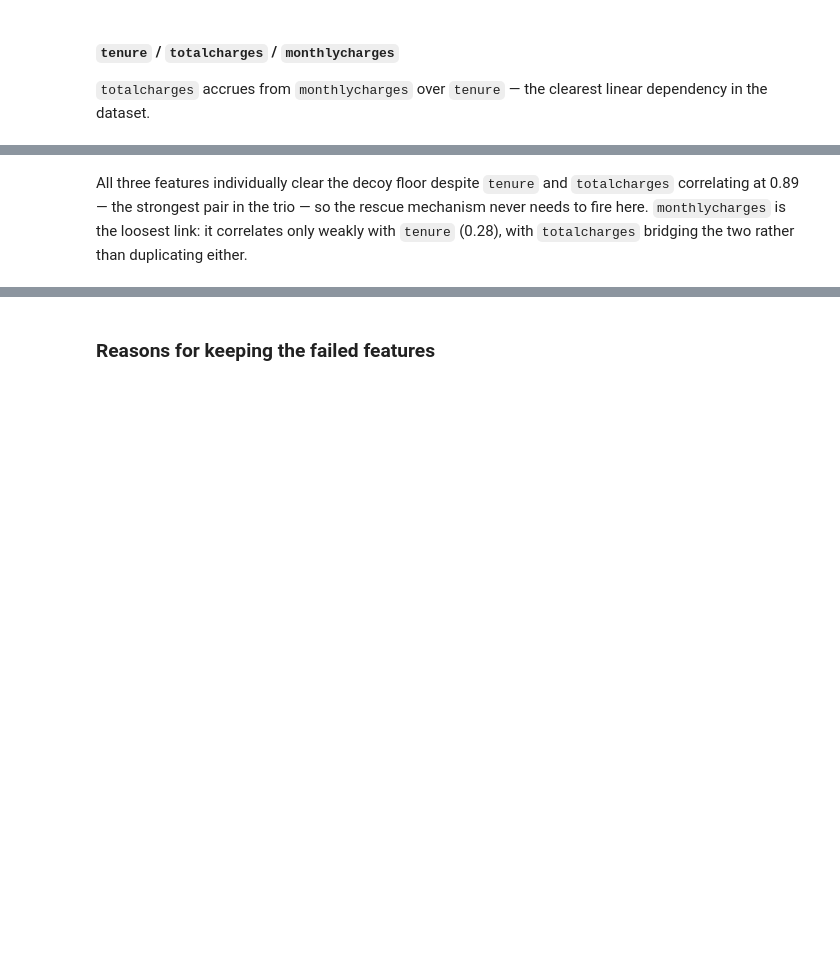
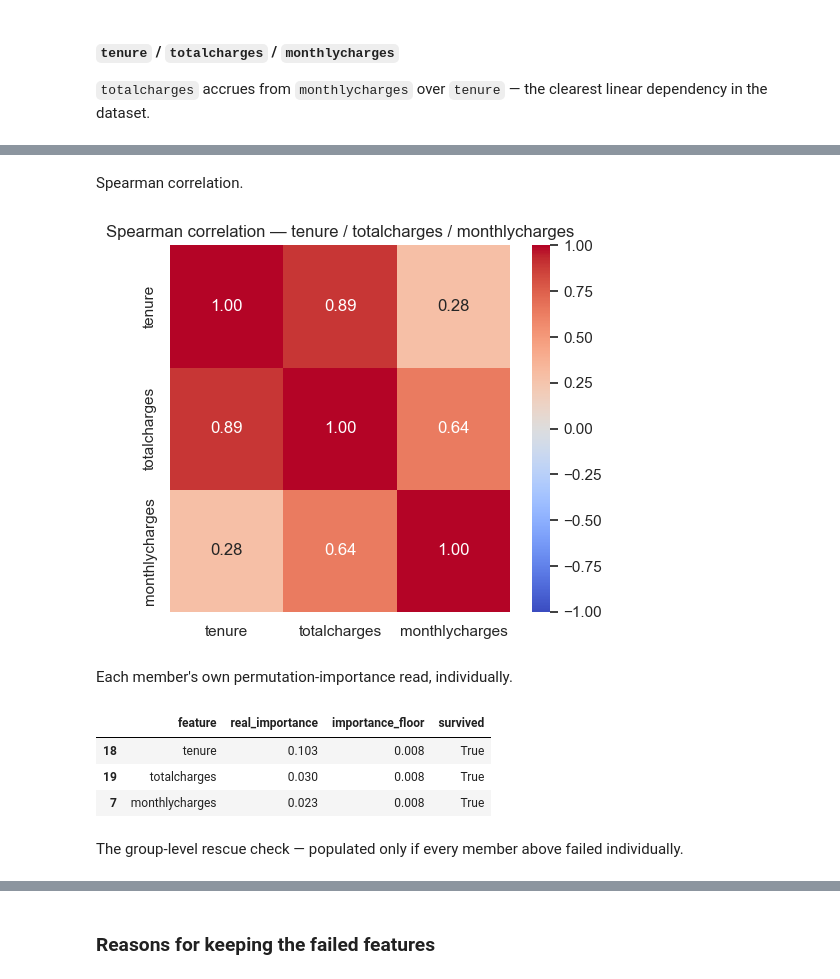
Before and after one commit to Ampofowaa/TelcoChurn_PortfolioProject, a Jupyter notebook: notebooks/03b-feature-selection.ipynb, the cells around one changed output, grey strips where cells are left out. Cells and saved outputs as stored; diff of their text form; code cells hidden in the pictures; blank space fills up the shorter version.

```diff
--- a/notebooks/03b-feature-selection.ipynb
+++ b/notebooks/03b-feature-selection.ipynb
@@ -212,32 +287,3 @@ Correlated groups checked: (('tenure', 'totalcharges', 'monthlycharges'), ('inte
 #### `tenure` / `totalcharges` / `monthlycharges`
 
 `totalcharges` accrues from `monthlycharges` over `tenure` — the clearest linear dependency in the dataset.
-# %%
-trio = list(DEFAULT_CORRELATED_GROUPS[0])
-corr = dev_df[trio].corr(method="spearman")
-
-fig, ax = plt.subplots(figsize=(5, 4.5))
-sns.heatmap(corr, annot=True, fmt=".2f", cmap="coolwarm", vmin=-1, vmax=1, ax=ax)
-ax.set_title("Spearman correlation — tenure / totalcharges / monthlycharges")
-plt.tight_layout()
-
-buf = BytesIO()
-fig.savefig(buf, format="png", dpi=150, bbox_inches="tight")
-plt.close(fig)
-trio_chart_b64 = base64.b64encode(buf.getvalue()).decode("ascii")
-
-trio_table_html = (
-    importance_table[importance_table["feature"].isin(trio)][
-        ["feature", "real_importance", "importance_floor", "survived", "rescued"]
-    ]
-    .style.format({"real_importance": "{:.4f}", "importance_floor": "{:.4f}"})
-    .hide(axis="index")
-    .to_html()
-)
-
-HTML(
-    '<div style="display:flex; align-items:flex-start; gap:24px; flex-wrap:wrap;">'
-    f'<div style="flex:0 1 auto; min-width:300px;"><img src="embedded-picture" style="max-width:100%;"></div>'
-    f'<div style="flex:0 1 auto; min-width:260px; overflow:auto;">{trio_table_html}</div>'
-    "</div>"
-)
@@ -246,2 +290,34 @@ HTML(
-# %% [markdown]
-All three features individually clear the decoy floor despite `tenure` and `totalcharges` correlating at 0.89 — the strongest pair in the trio — so the rescue mechanism never needs to fire here. `monthlycharges` is the loosest link: it correlates only weakly with `tenure` (0.28), with `totalcharges` bridging the two rather than duplicating either.
+# %% [markdown]
+Spearman correlation.
+# %%
+if review is not None:
+    trio = correlated_groups[0]
+    corr = dev_df[trio].corr(method="spearman")
+
+    fig, ax = plt.subplots(figsize=(5, 4.5))
+    sns.heatmap(corr, annot=True, fmt=".2f", cmap="coolwarm", vmin=-1, vmax=1, ax=ax)
+    ax.set_title("Spearman correlation — tenure / totalcharges / monthlycharges")
+    plt.tight_layout()
+    plt.show()
+else:
+    print("Skipped — the review above did not run this session.")
+# %% [output]
+[figure, added]
+# %% [markdown]
+Each member's own permutation-importance read, individually.
+# %%
+if review is not None:
+    from IPython.display import display
+
+    display(importance_table[importance_table["feature"].isin(trio)][
+        ["feature", "real_importance", "importance_floor", "survived"]
+    ])
+else:
+    print("Skipped — the review above did not run this session.")
+# %% [output]
+|  | feature | real_importance | importance_floor | survived |
+| 18 | tenure | 0.103 | 0.008 | True |
+| 19 | totalcharges | 0.030 | 0.008 | True |
+| 7 | monthlycharges | 0.023 | 0.008 | True |
+# %% [markdown]
+The group-level rescue check — populated only if every member above failed individually.
```
Also changed, not shown: parts of 63 cells of this notebook, 1 other file.
